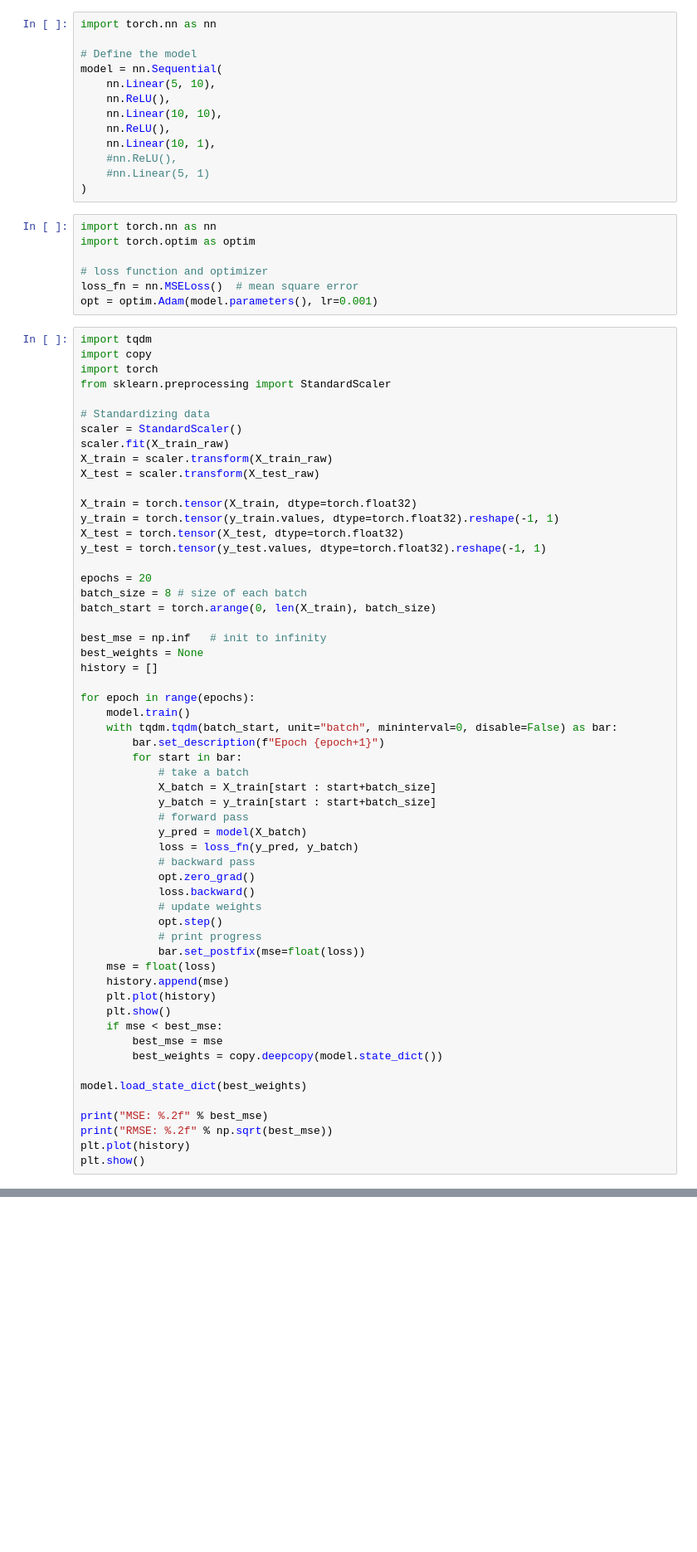
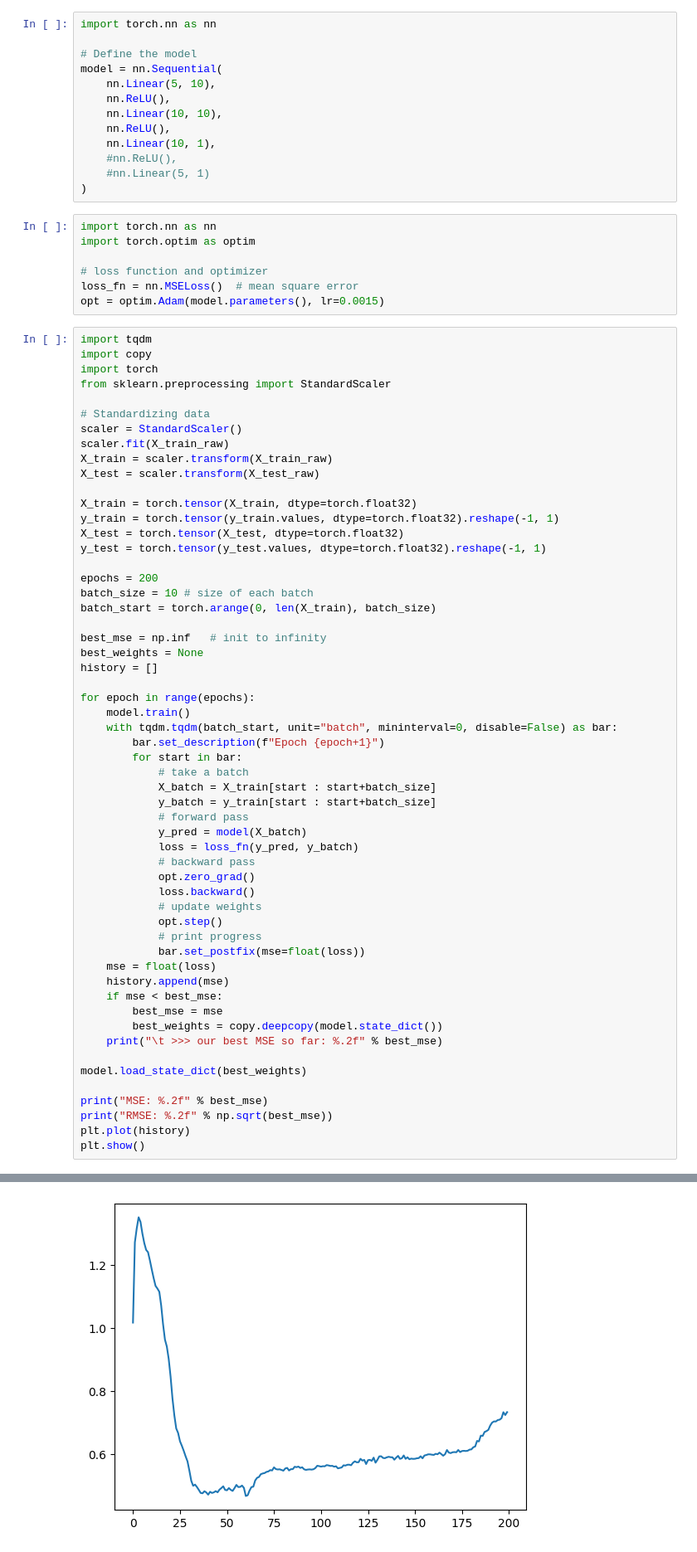
Before and after one commit to DezsiCsaba/gepi-latas-feleves, a Jupyter notebook: megoldás - bdigne.ipynb, the cells around one changed output, grey strips where cells are left out. Shown at 83% size. Cells and saved outputs as stored; diff of their text form; blank space fills up the shorter version.

```diff
--- a/megoldás - bdigne.ipynb
+++ b/megoldás - bdigne.ipynb
@@ -231,7 +231,7 @@ import torch.optim as optim
 
 # loss function and optimizer
 loss_fn = nn.MSELoss()  # mean square error
-opt = optim.Adam(model.parameters(), lr=0.001)
+opt = optim.Adam(model.parameters(), lr=0.0015)
 # %%
 import tqdm
 import copy
@@ -249,8 +249,8 @@ y_train = torch.tensor(y_train.values, dtype=torch.float32).reshape(-1, 1)
 X_test = torch.tensor(X_test, dtype=torch.float32)
 y_test = torch.tensor(y_test.values, dtype=torch.float32).reshape(-1, 1)
 
-epochs = 20
-batch_size = 8 # size of each batch
+epochs = 200
+batch_size = 10 # size of each batch
 batch_start = torch.arange(0, len(X_train), batch_size)
 
 best_mse = np.inf   # init to infinity
@@ -277,11 +277,10 @@ for epoch in range(epochs):
             bar.set_postfix(mse=float(loss))
     mse = float(loss)
     history.append(mse)
-    plt.plot(history)
-    plt.show()
     if mse < best_mse:
         best_mse = mse
         best_weights = copy.deepcopy(model.state_dict())
+    print("\t >>> our best MSE so far: %.2f" % best_mse)
 
 model.load_state_dict(best_weights)
 
@@ -289,3 +288,4 @@ print("MSE: %.2f" % best_mse)
 print("RMSE: %.2f" % np.sqrt(best_mse))
 plt.plot(history)
 plt.show()
+# %% [output]
@@ -291,0 +294 @@ plt.show()
+[figure, added]
```
Also changed, not shown: parts of 6 cells of this notebook.
